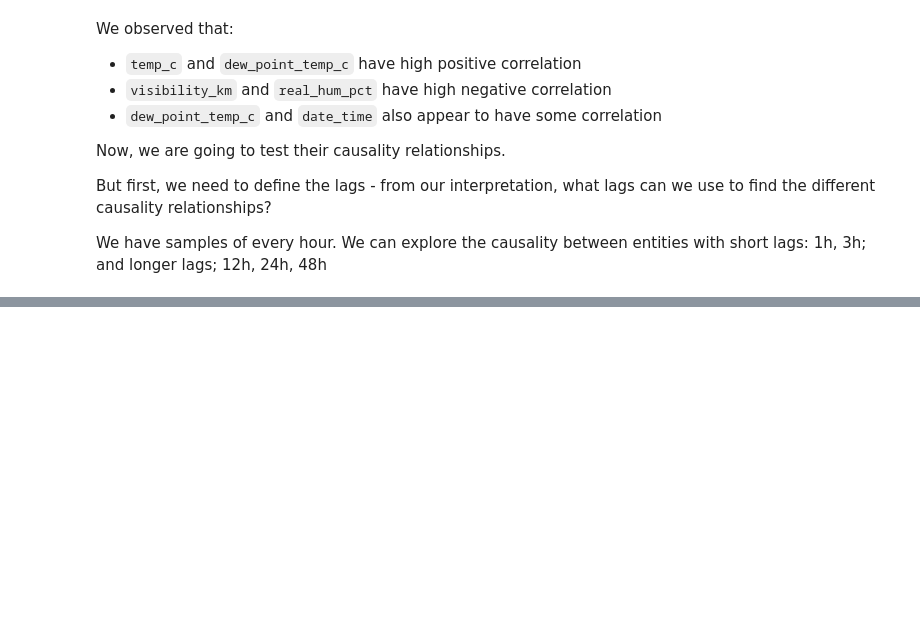
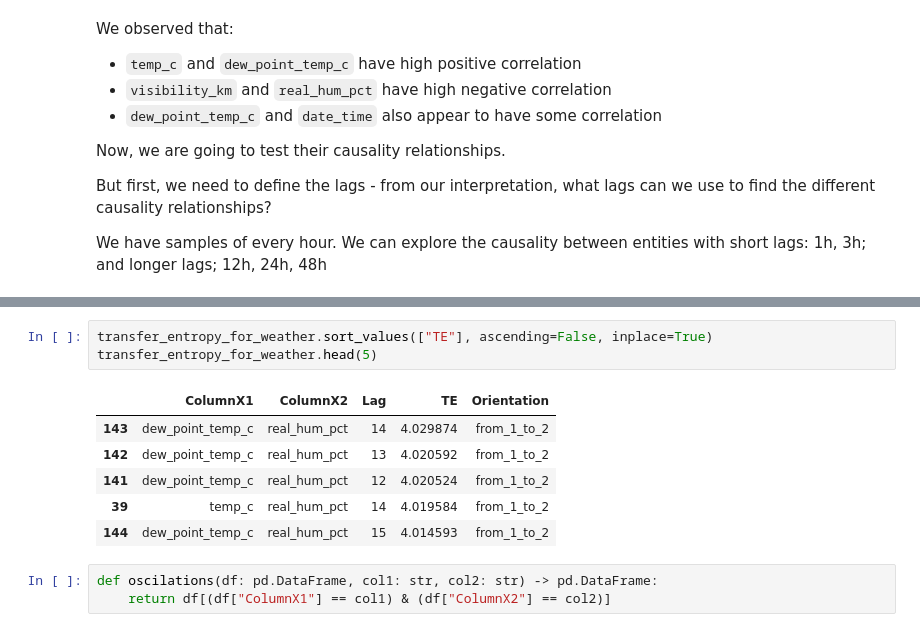
Before and after one commit to plrodrigues/IT-Project-3, a Jupyter notebook: notebooks/04_transfer_entropy.ipynb, the cells around one changed output, grey strips where cells are left out. Cells and saved outputs as stored; diff of their text form; blank space fills up the shorter version.

```diff
--- a/notebooks/04_transfer_entropy.ipynb
+++ b/notebooks/04_transfer_entropy.ipynb
@@ -85,0 +129,13 @@ run_transfer_entropy_for_dataframe(df, [1])
+# %%
+transfer_entropy_for_weather.sort_values(["TE"], ascending=False, inplace=True)
+transfer_entropy_for_weather.head(5)
+# %% [output]
+|  | ColumnX1 | ColumnX2 | Lag | TE | Orientation |
+| 143 | dew_point_temp_c | real_hum_pct | 14 | 4.029874 | from_1_to_2 |
+| 142 | dew_point_temp_c | real_hum_pct | 13 | 4.020592 | from_1_to_2 |
+| 141 | dew_point_temp_c | real_hum_pct | 12 | 4.020524 | from_1_to_2 |
+| 39 | temp_c | real_hum_pct | 14 | 4.019584 | from_1_to_2 |
+| 144 | dew_point_temp_c | real_hum_pct | 15 | 4.014593 | from_1_to_2 |
+# %%
+def oscilations(df: pd.DataFrame, col1: str, col2: str) -> pd.DataFrame:
+    return df[(df["ColumnX1"] == col1) & (df["ColumnX2"] == col2)]
```
Also changed, not shown: parts of 10 cells of this notebook, 2 other files.
